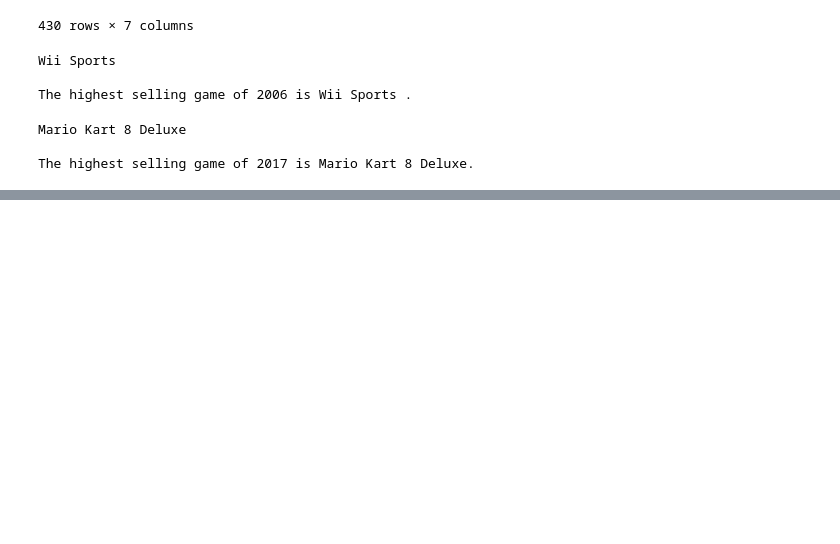
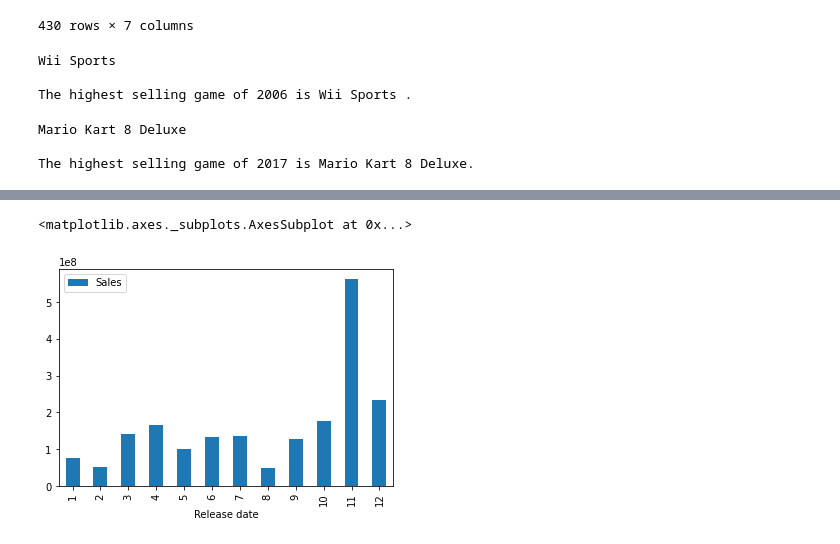
Before and after one commit to eher78/beginningDataAnalysis, a Jupyter notebook: gamesAnalysis.ipynb, the cells around one changed output, grey strips where cells are left out. Drawn from its saved outputs; the diff is of its cells as text; code cells hidden in the pictures; blank space fills up the shorter version.

```diff
--- a/gamesAnalysis.ipynb
+++ b/gamesAnalysis.ipynb
@@ -289,0 +292,14 @@ The highest selling game of 2017 is Mario Kart 8 Deluxe.
+# %%
+# We create a new dataframe that groups the values by month. Then we have to remove the year column due to not needing it.
+monthSales = current.groupby(current['Release date'].dt.month).sum()
+newMonthSales = monthSales.drop('year', axis=1)
+
+# We need to add index
+newMonthSales = newMonthSales.reset_index()
+newMonthSales
+
+# Create a bar chart of the months
+newMonthSales.plot.bar('Release date', 'Sales')
+# %% [output]
+<matplotlib.axes._subplots.AxesSubplot at 0x...>
+[figure, added]
```
Also changed, not shown: parts of 2 cells of this notebook.
